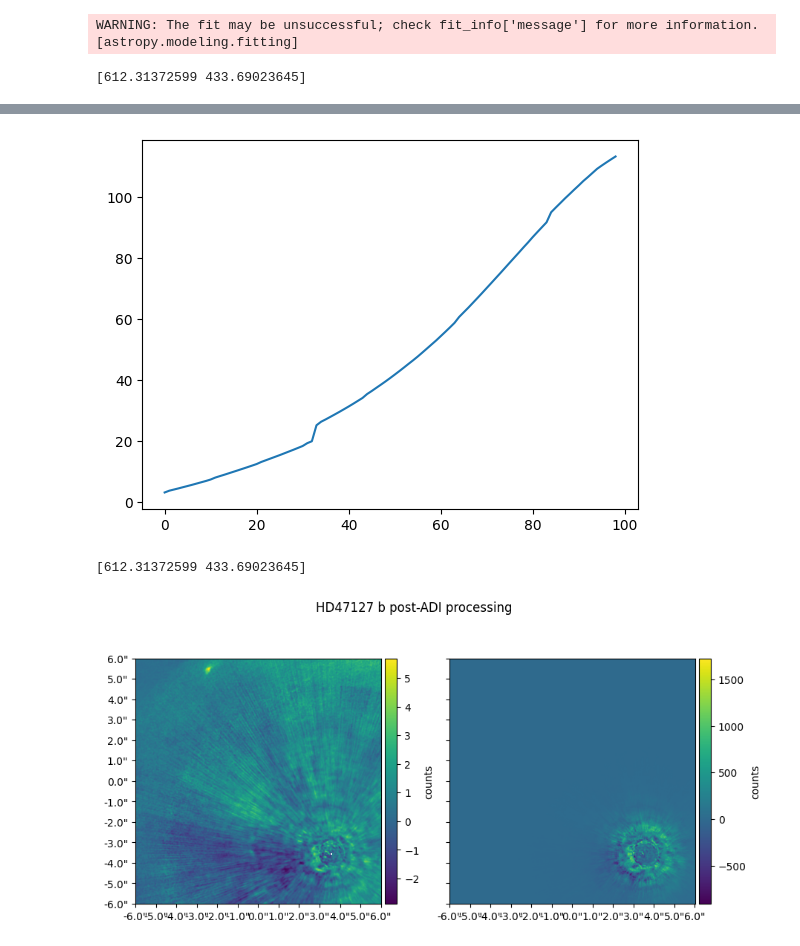
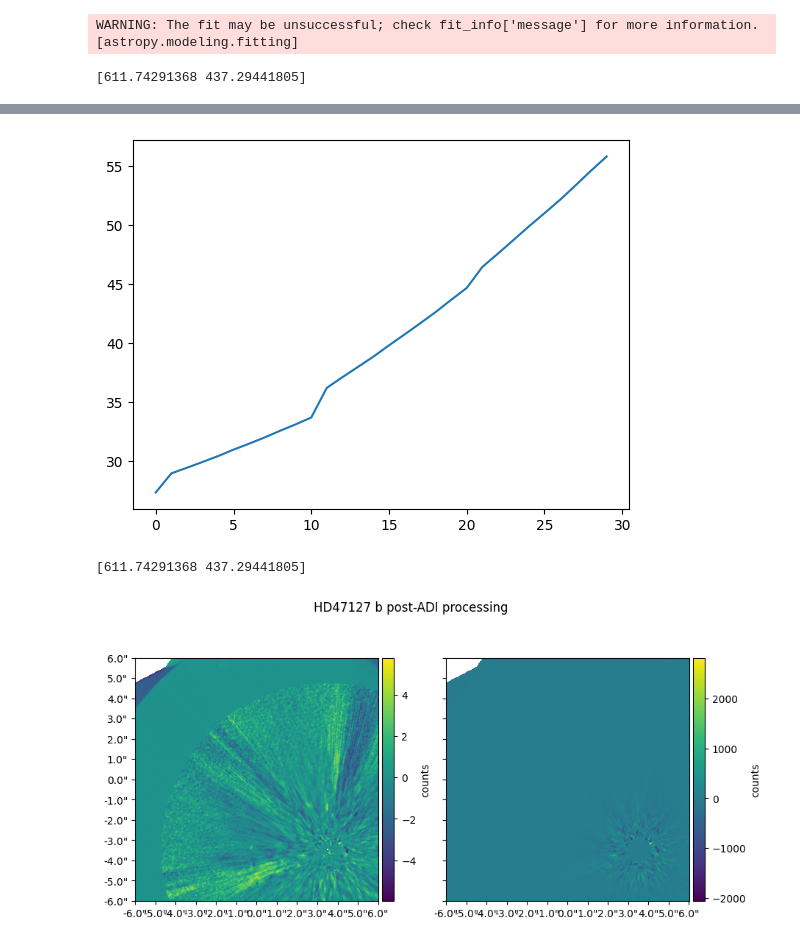
Before and after one commit to benlchang/HD47127-b-ADI, a Jupyter notebook: HD47127_ADI.ipynb, the cells around one changed output, grey strips where cells are left out. Cells and saved outputs as stored; diff of their text form; code cells hidden in the pictures.

```diff
--- a/HD47127_ADI.ipynb
+++ b/HD47127_ADI.ipynb
@@ -59,11 +59,11 @@ def cADI_NIRC2(flist, write_intermediate=False):
         head = fits.getheader(flist[i],ext=0)
 
         if i == 0:
-            ctrs.append((607, 433) + centroid_2dg(rawcube[0,607:617,433:439],error=None,mask=None)) #dont use whole image, cut 10x10
+            ctrs.append((609, 436) + centroid_2dg(rawcube[0,609:613,436:442],error=None,mask=None)) #for Feb_2023
+            #ctrs.append((607, 433) + centroid_2dg(rawcube[0,607:617,433:439],error=None,mask=None)) #for Dec_2023
             print(ctrs[0]) #plot,, find center from first
 
             #check each centroid post-cross-correlation
-            fits.writeto('rawcube.fits',rawcube[0,:,:],overwrite=True)
             aligned_cube[0,:,:] = rawcube[0,:,:]
             x_grid,y_grid= np.meshgrid(np.arange(-10,10),np.arange(-10,10))
             kernel_gauss = gauss2d(x_grid,y_grid, amplitude = 40.0, xo = 0, yo = 0, sigma_x = 1.0, sigma_y = 1.0)
@@ -71,29 +71,33 @@ def cADI_NIRC2(flist, write_intermediate=False):
             shifts, error, diffphase = phase_cross_correlation(rawcube[0,:,:], rawcube[i,:,:],upsample_factor=100,normalization=None)
             #print(shifts)
             aligned_cube[i,:,:] = fourier_shift(rawcube[i,:,:],shifts)
-            ctrs.append((607, 433) + centroid_2dg(rawcube[i,607:617,433:439],error=None,mask=None))
+            ctrs.append((609, 436) + centroid_2dg(rawcube[i,609:613,436:442],error=None,mask=None)) #for Feb_2023
+            #ctrs.append((607, 433) + centroid_2dg(rawcube[0,607:617,433:439],error=None,mask=None)) #for Dec_2023
         va = head['ROTPPOSN'] - head['INSTANGL'] + head['PARANG']
         vertangs.append(va) ##check paper
         #print(vertangs[i])
 
-    fits.writeto('aligned_cube.fits',aligned_cube[1,:,:],overwrite=True)
     medcube = np.nanmedian(aligned_cube,axis=0)
-    fits.writeto('medcube.fits',medcube,overwrite=True)
 
     for i in np.arange(len(flist)):
-        subcube[i,:,:] =  rawcube[i,:,:] - medcube
+        subcube[i,:,:] =  aligned_cube[i,:,:] - medcube
         derotcube[i,:,:] = klip.rotate(subcube[i,:,:], vertangs[i], ctrs[0]) ##check tutorial
 
-    fits.writeto('subcube.fits',subcube[1,:,:],overwrite=True)
 
     med_derot = np.nanmedian(derotcube, axis=0)
-    fits.writeto('med_derotcube.fits',med_derot,overwrite=True)
     cccube[:,:] = calculate_cc(med_derot[:,:],kernel_gauss,spectrum=None,nans2zero=True)
     SNR_map[:,:] = get_image_stat_map(cccube,
                                                centroid = ctrs[0],
-                                               r_step=1,
-                                               Dr = 1,
+                                               r_step=2,
+                                               Dr = 2,
                                                type = "SNR")
+
+
+    fits.writeto('rawcube.fits',rawcube[0,:,:],overwrite=True)
+    fits.writeto('aligned_cube.fits',aligned_cube[1,:,:],overwrite=True)
+    fits.writeto('medcube.fits',medcube,overwrite=True)
+    fits.writeto('subcube.fits',subcube[1,:,:],overwrite=True)
+    fits.writeto('med_derotcube.fits',med_derot,overwrite=True)
     fits.writeto('snr_cccube.fits',SNR_map,overwrite=True)
 
     plt.plot(ctrs)
@@ -103,8 +107,8 @@ def cADI_NIRC2(flist, write_intermediate=False):
 
     return SNR_map, med_derot, ctrs[0]
 
-
-datadir = 'HD47127_data/Dec_2023/'
+#datadir='HD47127_data/Dec_2023/'
+datadir = 'HD47127_data/Feb_2023/'
 flist = sorted(glob.glob(datadir + '*.fits'))
 
 flist_adi, med, cen = cADI_NIRC2(flist, write_intermediate=False)
@@ -144,7 +148,7 @@ add_cbar(im2,ax2,f)
 #position + brightness of companion
 # %% [output]
 WARNING: The fit may be unsuccessful; check fit_info['message'] for more information. [astropy.modeling.fitting]
-[612.31372599 433.69023645]
+[611.74291368 437.29441805]
 WARNING: The fit may be unsuccessful; check fit_info['message'] for more information. [astropy.modeling.fitting]
 WARNING: The fit may be unsuccessful; check fit_info['message'] for more information. [astropy.modeling.fitting]
 WARNING: The fit may be unsuccessful; check fit_info['message'] for more information. [astropy.modeling.fitting]
@@ -166,3 +170,3 @@ WARNING: The fit may be unsuccessful; check fit_info['message'] for more informa
-[figure, old version]
+[figure, new version]
-[612.31372599 433.69023645]
+[611.74291368 437.29441805]
-[figure, old version]
+[figure, new version]
```
Also changed, not shown: parts of 1 cell of this notebook, 6 other files.
